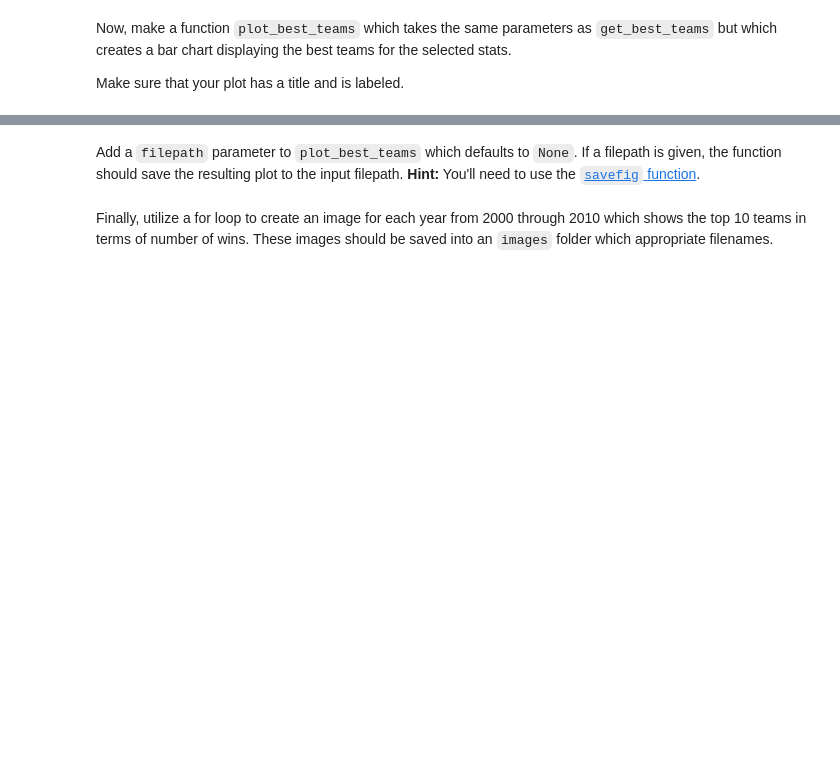
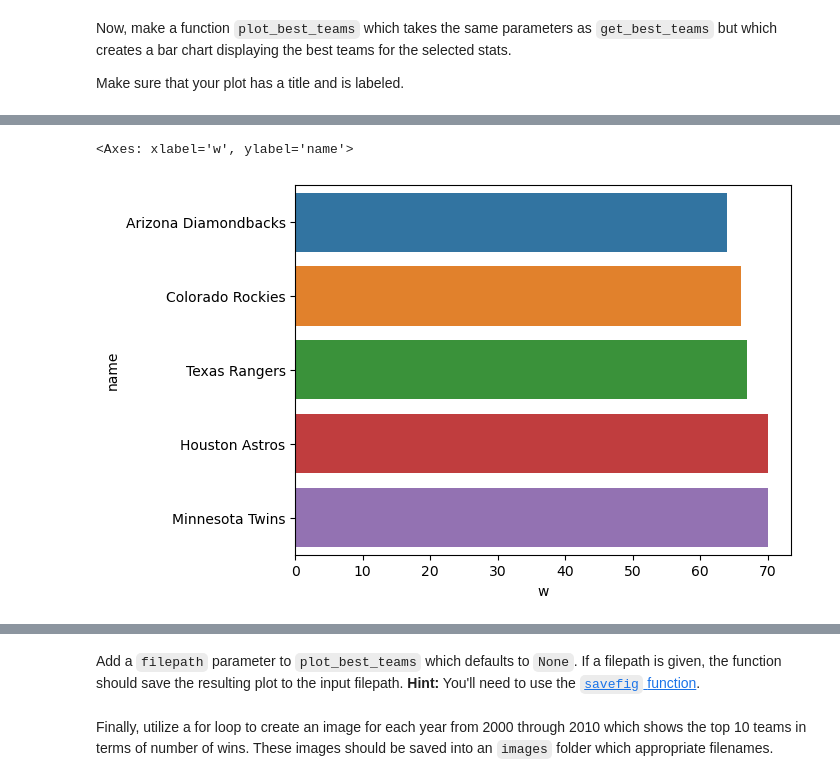
Before and after one commit to NSS-Data-Analytics-Cohort-11/loops-functions-practice-Berat-rex, a Jupyter notebook: notebooks/Loops_and_Functions_Practice.ipynb, the cells around one changed output, grey strips where cells are left out. Drawn from its saved outputs; the diff is of its cells as text; code cells hidden in the pictures; blank space fills up the shorter version.

```diff
--- a/notebooks/Loops_and_Functions_Practice.ipynb
+++ b/notebooks/Loops_and_Functions_Practice.ipynb
@@ -617,4 +620,4 @@ Now, you're going to write a series of functions to work with this team data. No
 Write a function `get_teams` that will take as input a year and which returns the team stats (from the teams table) for the input year.
 # %%
 def get_teams(year):
-    year.append
+    return teams[teams['yearid']==year]
@@ -644,0 +938,15 @@ Make sure that your plot has a title and is labeled.
+# %%
+import seaborn as sns
+# plot using seaborn bc its easier
+def plot_best_teams(year, n=5, stat='w', league='both', ascending=True):
+    if league == 'both':
+        team_stats = teams[(teams['yearid']==year)][['name', stat]].sort_values(by=stat, ascending=ascending).head(n)
+        return sns.barplot(team_stats,x=stat, y=team_stats['name'])
+    else:
+        team_stats = teams[(teams['yearid']==year)&(teams['lgid']==league)][['name', stat]].sort_values(by=stat, ascending=ascending).head(n)
+        return sns.barplot(team_stats,x=stat, y=team_stats['name'])
+# %%
+plot_best_teams(2014)
+# %% [output]
+<Axes: xlabel='w', ylabel='name'>
+[figure, added]
```
Also changed, not shown: parts of 128 cells of this notebook, 1 other file.
